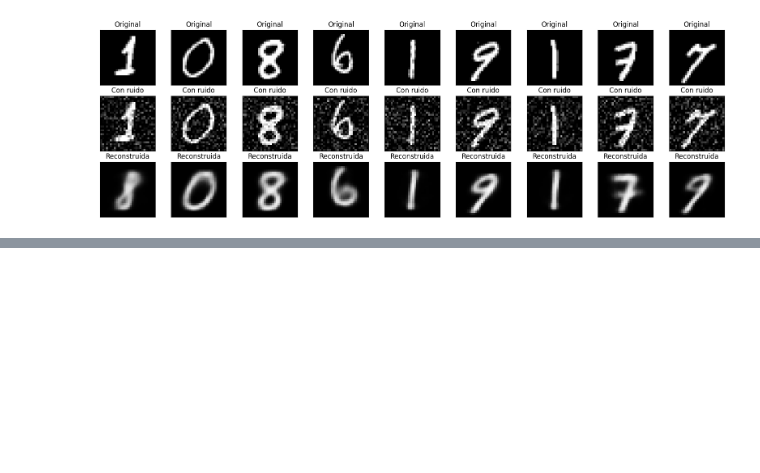
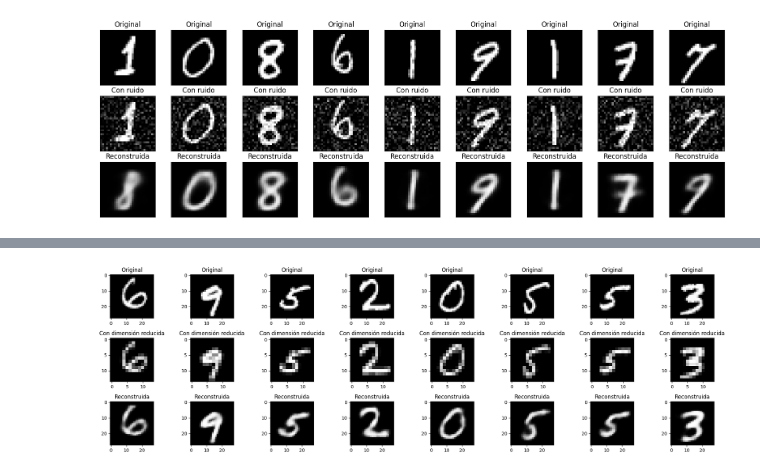
Before and after one commit to Javierfg2/Pr-ctica-Autoencoders, a Jupyter notebook: AA2practica2.ipynb, the cells around one changed output, grey strips where cells are left out. Saved outputs shown, nothing was run; the diff lists cells and outputs as text; code cells hidden in the pictures; blank space fills up the shorter version.

```diff
--- a/AA2practica2.ipynb
+++ b/AA2practica2.ipynb
@@ -325,0 +408,42 @@ Epoch: 15, Loss: 0.1556
+# %%
+def entrenar(model, optimizer, criterion):
+    num_epochs = 15
+    for epoch in range(num_epochs):
+        for (img, _) in train_loader:
+            img = img.view(-1, 28*28)
+            reduced_img=reduce_dimension(img)
+
+            recon = model(reduced_img)
+
+            loss = criterion(recon, img)
+
+            optimizer.zero_grad()
+            loss.backward()
+            optimizer.step()
+
+        print(f'Epoch: {epoch + 1}, Loss: {loss.item():.4f}')
+
+
+    n = 8
+    plt.figure(figsize=(20, 6))
+    for i in range(n):
+        #originales
+        ax = plt.subplot(3, n, i + 1)
+        plt.imshow(img[i].view(28, 28).detach().numpy(), cmap='gray', vmin=0, vmax=1)
+        plt.title("Original")
+
+        #imágenes con dimensión reducida
+        ax = plt.subplot(3, n, i + n + 1)
+        plt.imshow(reduced_img[i].view(14, 14).detach().numpy(), cmap='gray', vmin=0, vmax=1)
+        plt.title("Con dimensión reducida")
+
+        #imágenes reconstruidas
+        ax = plt.subplot(3, n, i + 2 * n + 1)
+        plt.imshow(recon[i].view(28, 28).detach().numpy(), cmap='gray', vmin=0, vmax=1)
+        plt.title("Reconstruida")
+
+    plt.tight_layout()
+    plt.show()
+# %%
+entrenar(model, optimizer, criterion)
+# %% [output]
@@ -325,0 +465 @@ Epoch: 15, Loss: 0.1556
+[figure, added]
```
Also changed, not shown: parts of 4 cells of this notebook, 1 other file.
